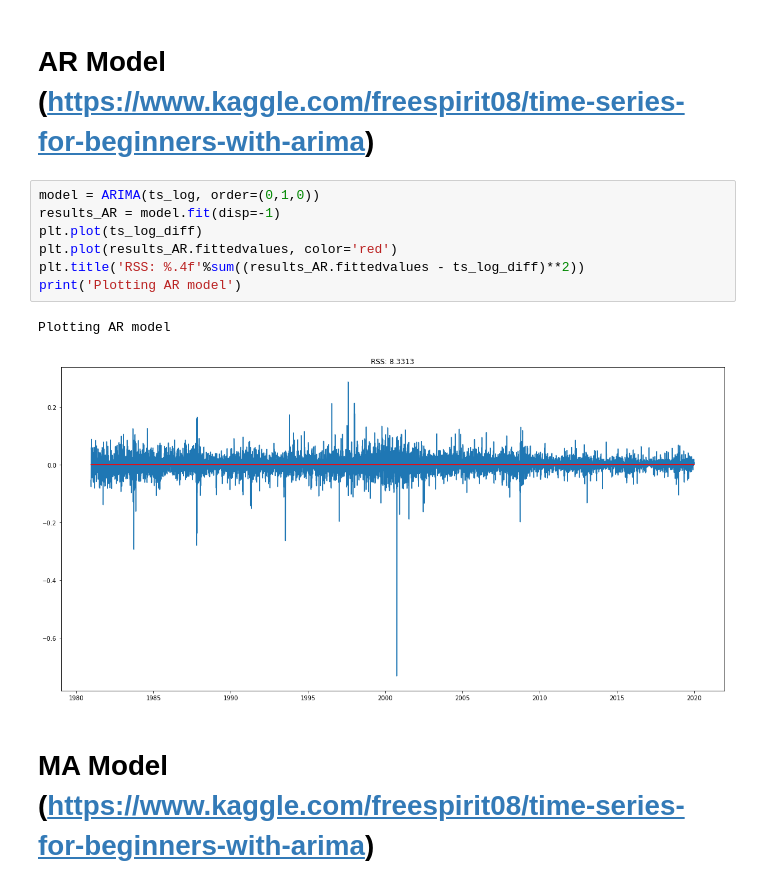
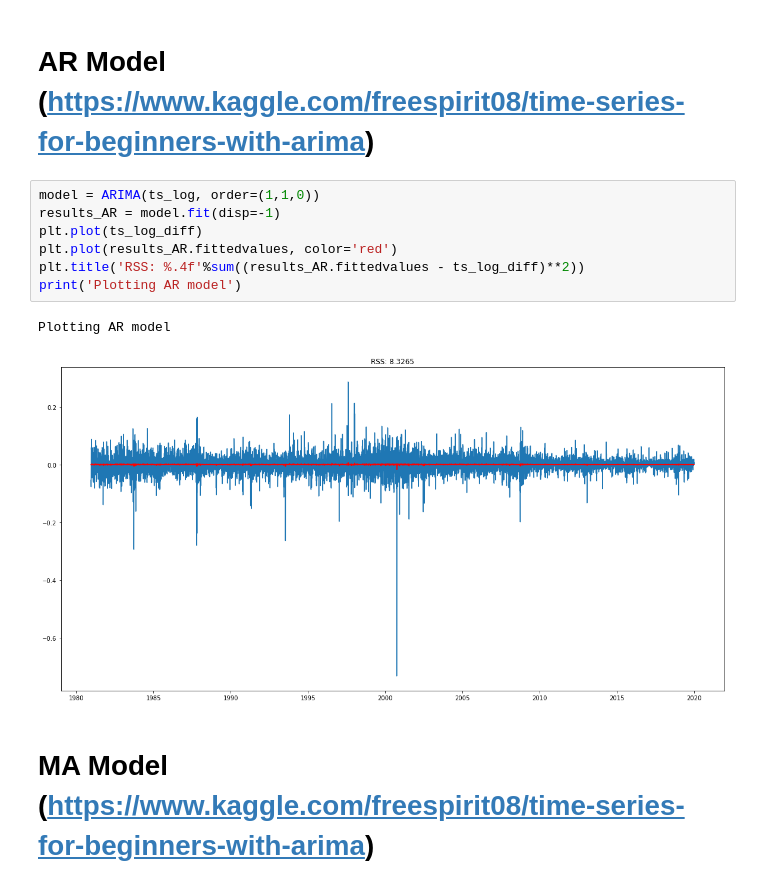
Before and after one commit to DusanStevic/Time-Series-Analysis-and-Forecasting, a Jupyter notebook: Time-Series-Analysis-and-Forecasting.ipynb, the cells around one changed output. Cells and saved outputs as stored; diff of their text form.

```diff
--- a/Time-Series-Analysis-and-Forecasting.ipynb
+++ b/Time-Series-Analysis-and-Forecasting.ipynb
@@ -277,15 +304,15 @@ evaluate_models(dataset, p_values, d_values, q_values)
 # %% [markdown]
 # AR Model (https://www.kaggle.com/freespirit08/time-series-for-beginners-with-arima)
 # %%
-model = ARIMA(ts_log, order=(0,1,0))
+model = ARIMA(ts_log, order=(1,1,0))
 results_AR = model.fit(disp=-1)
 plt.plot(ts_log_diff)
 plt.plot(results_AR.fittedvalues, color='red')
 plt.title('RSS: %.4f'%sum((results_AR.fittedvalues - ts_log_diff)**2))
 print('Plotting AR model')
 # %% [output]
 Plotting AR model
-[figure, old version]
+[figure, new version]
 # %% [markdown]
 # MA Model (https://www.kaggle.com/freespirit08/time-series-for-beginners-with-arima)
 # %%
```
Also changed, not shown: parts of 12 cells of this notebook.
